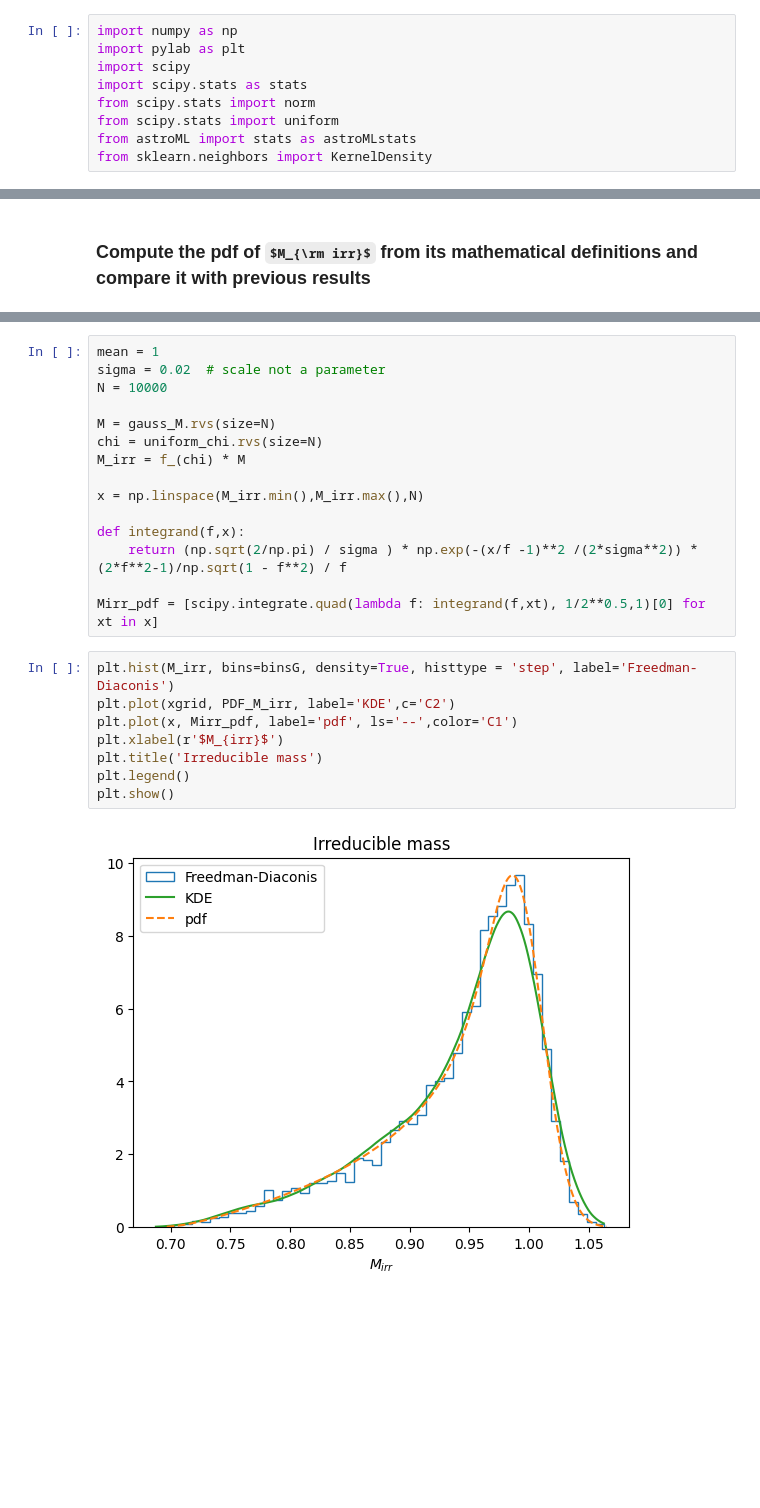
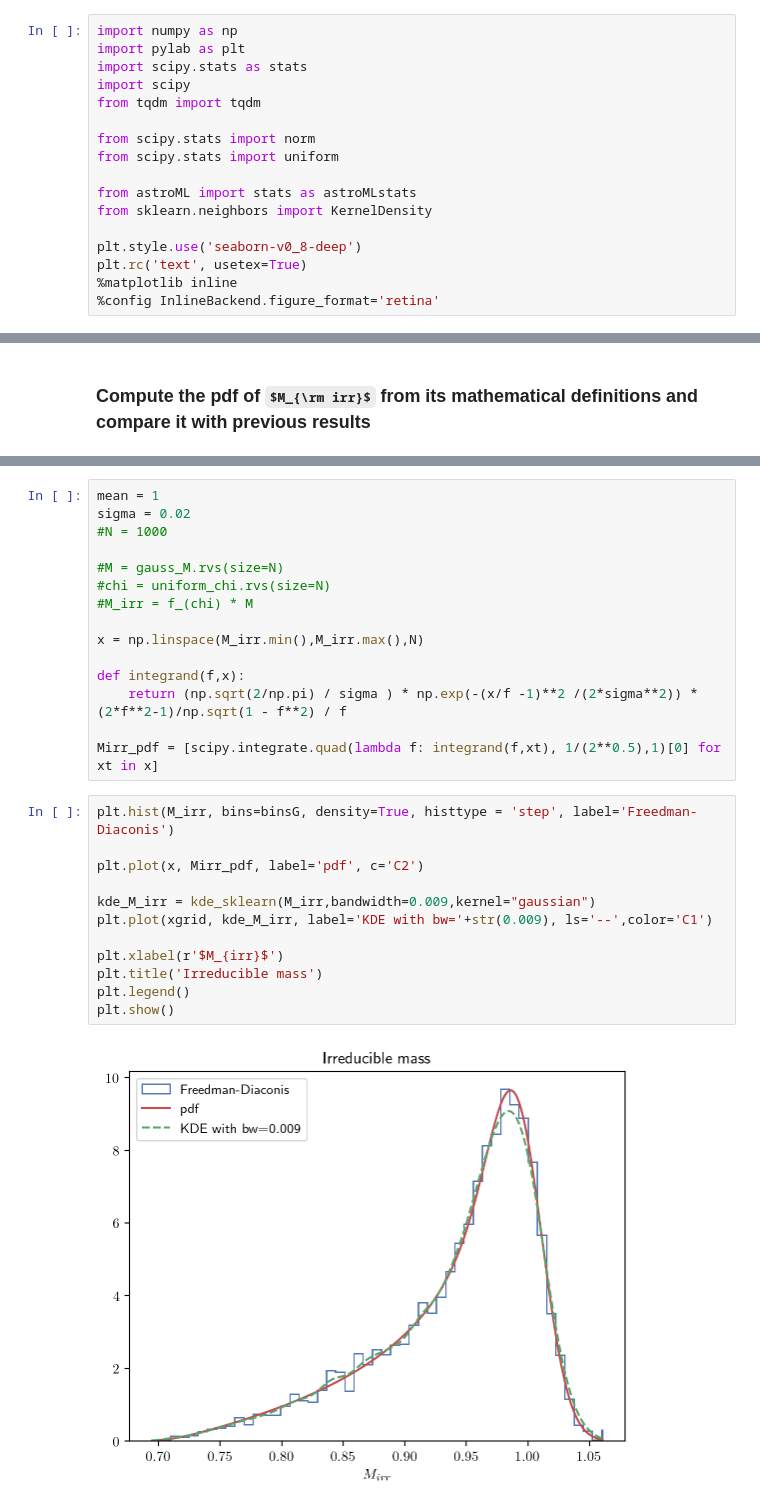
Before and after one commit to GiuliaConti/astrostatistics_bicocca_2024, a Jupyter notebook: working/E08_L07_IrreducibleMass.ipynb, the cells around one changed output, grey strips where cells are left out. Drawn from its saved outputs; the diff is of its cells as text; some formulas as TeX source; blank space fills up the shorter version.

```diff
--- a/working/E08_L07_IrreducibleMass.ipynb
+++ b/working/E08_L07_IrreducibleMass.ipynb
@@ -1,12 +1,20 @@
 # %%
 import numpy as np
 import pylab as plt
+import scipy.stats as stats
 import scipy
-import scipy.stats as stats
+from tqdm import tqdm
+
 from scipy.stats import norm
 from scipy.stats import uniform
+
 from astroML import stats as astroMLstats
 from sklearn.neighbors import KernelDensity
+
+plt.style.use('seaborn-v0_8-deep')
+plt.rc('text', usetex=True)
+%matplotlib inline
+%config InlineBackend.figure_format='retina'
 # %%
 random_state = np.random.RandomState(seed=22)
 # %% [markdown]
@@ -124,25 +173,29 @@ For large sigmas, M_irr behaves like M (their difference goes to zero)
 # %%
 mean = 1
-sigma = 0.02  # scale not a parameter
-N = 10000
+sigma = 0.02
+#N = 1000
 
-M = gauss_M.rvs(size=N)
-chi = uniform_chi.rvs(size=N)
-M_irr = f_(chi) * M
+#M = gauss_M.rvs(size=N)
+#chi = uniform_chi.rvs(size=N)
+#M_irr = f_(chi) * M
 
 x = np.linspace(M_irr.min(),M_irr.max(),N)
 
 def integrand(f,x):
     return (np.sqrt(2/np.pi) / sigma ) * np.exp(-(x/f -1)**2 /(2*sigma**2)) * (2*f**2-1)/np.sqrt(1 - f**2) / f
 
-Mirr_pdf = [scipy.integrate.quad(lambda f: integrand(f,xt), 1/2**0.5,1)[0] for xt in x]
+Mirr_pdf = [scipy.integrate.quad(lambda f: integrand(f,xt), 1/(2**0.5),1)[0] for xt in x]
 # %%
 plt.hist(M_irr, bins=binsG, density=True, histtype = 'step', label='Freedman-Diaconis')
-plt.plot(xgrid, PDF_M_irr, label='KDE',c='C2')
-plt.plot(x, Mirr_pdf, label='pdf', ls='--',color='C1')
+
+plt.plot(x, Mirr_pdf, label='pdf', c='C2')
+
+kde_M_irr = kde_sklearn(M_irr,bandwidth=0.009,kernel="gaussian")
+plt.plot(xgrid, kde_M_irr, label='KDE with bw='+str(0.009), ls='--',color='C1')
+
 plt.xlabel(r'$M_{irr}$')
 plt.title('Irreducible mass')
 plt.legend()
 plt.show()
 # %% [output]
-[figure, old version]
+[figure, new version]
```
Also changed, not shown: parts of 16 cells of this notebook, 1 other file.
